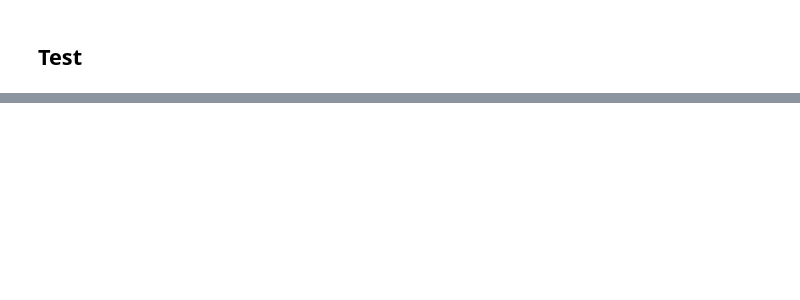
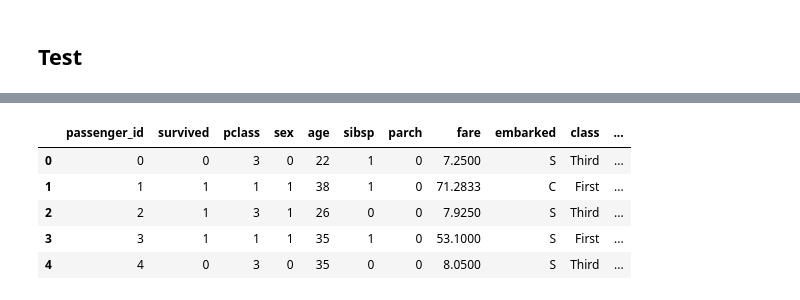
Before and after one commit to guedanie/ds-methodologies-exercises, a Jupyter notebook: classification/model.ipynb, the cells around one changed output, grey strips where cells are left out. Cells and saved outputs as stored; diff of their text form; code cells hidden in the pictures; blank space fills up the shorter version.

```diff
--- a/classification/model.ipynb
+++ b/classification/model.ipynb
@@ -967,0 +979,8 @@ Accuracy of random forest classifier on test set: 0.82
+# %%
+def encode_sex(df):
+    '''
+    Returns a new dataframe with the ``sex`` column encoded.
+    '''
+    return df.assign(
+        sex=(df.sex == 'female').astype(int)
+    )
@@ -967,0 +1139,8 @@ Accuracy of random forest classifier on test set: 0.82
+# %%
+def encode_sex(df):
+    '''
+    Returns a new dataframe with the ``sex`` column encoded.
+    '''
+    return df.assign(
+        sex=(df.sex == 'female').astype(int)
+    )
@@ -967,0 +1185,14 @@ Accuracy of random forest classifier on test set: 0.82
+# %%
+titanic = acquire.get_titanic_data()
+# %%
+titanic = encode_sex(titanic)
+titanic.age = titanic.age.fillna(titanic.age.mean()).astype("int")
+# %%
+titanic.head()
+# %% [output]
+|  | passenger_id | survived | pclass | sex | age | sibsp | parch | fare | embarked | class | ... |
+| 0 | 0 | 0 | 3 | 0 | 22 | 1 | 0 | 7.2500 | S | Third | ... |
+| 1 | 1 | 1 | 1 | 1 | 38 | 1 | 0 | 71.2833 | C | First | ... |
+| 2 | 2 | 1 | 3 | 1 | 26 | 0 | 0 | 7.9250 | S | Third | ... |
+| 3 | 3 | 1 | 1 | 1 | 35 | 1 | 0 | 53.1000 | S | First | ... |
+| 4 | 4 | 0 | 3 | 0 | 35 | 0 | 0 | 8.0500 | S | Third | ... |
```
Also changed, not shown: parts of 80 cells of this notebook.
